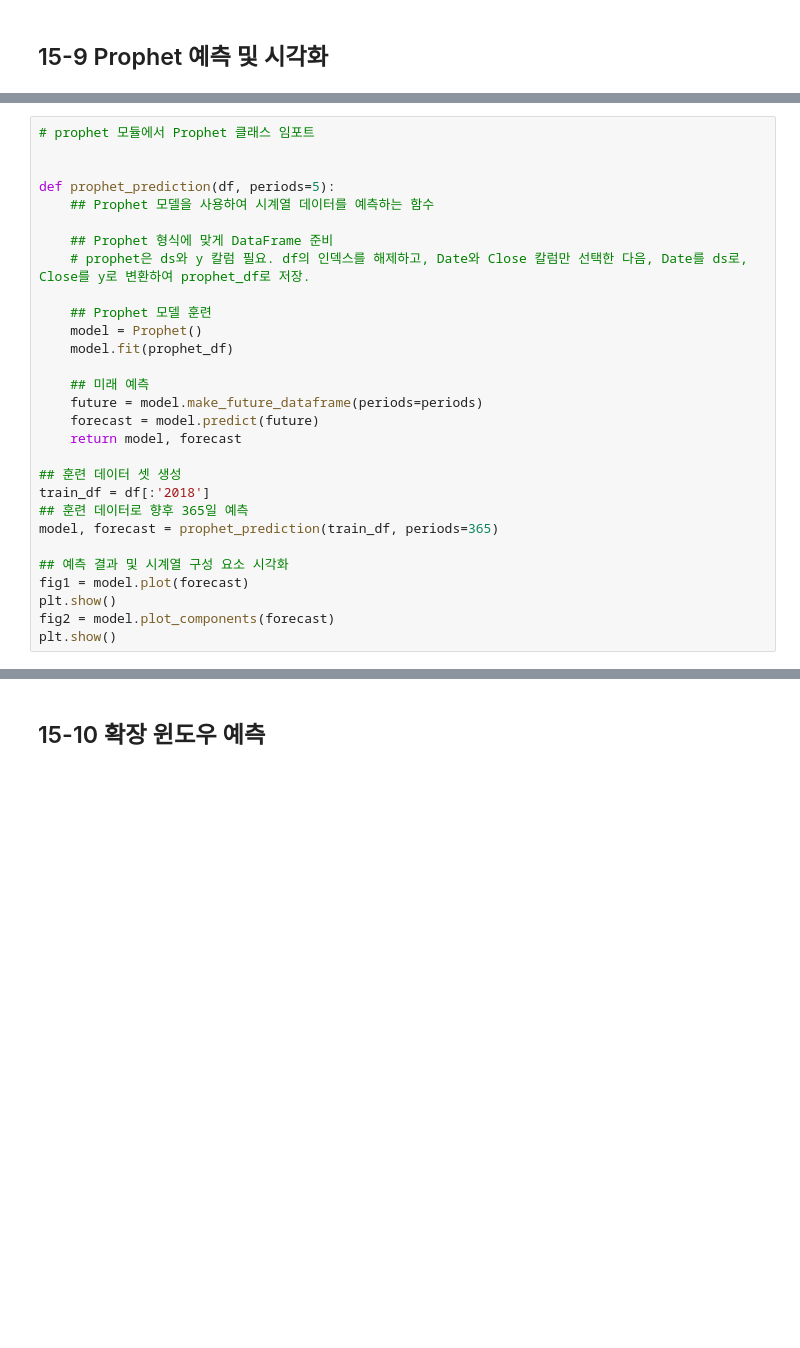
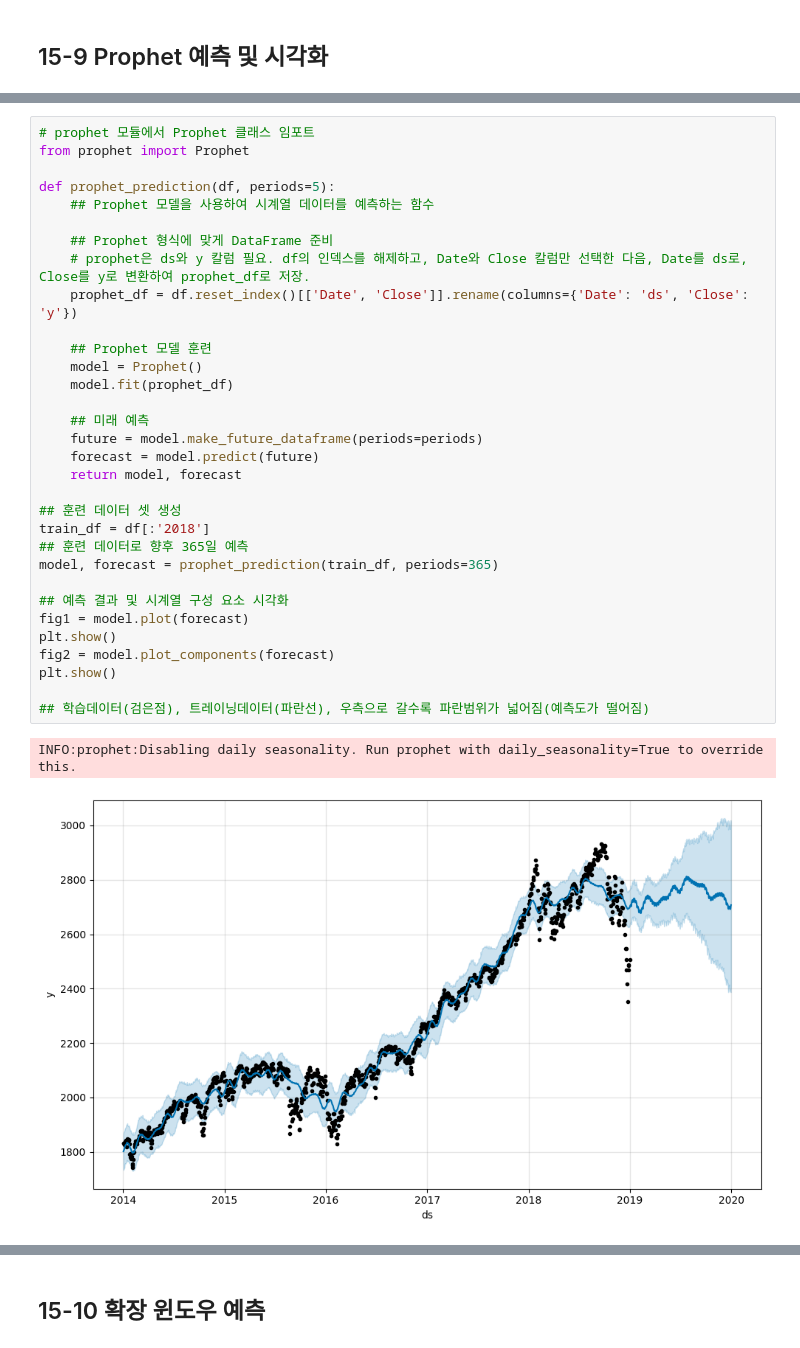
Before and after one commit to biomedist/Data-Analysis-with-Open-Source, a Jupyter notebook: 오픈소스_데이터_분석_15강.ipynb, the cells around one changed output, grey strips where cells are left out. Saved outputs shown, nothing was run; the diff lists cells and outputs as text; blank space fills up the shorter version.

```diff
--- a/오픈소스_데이터_분석_15강.ipynb
+++ b/오픈소스_데이터_분석_15강.ipynb
@@ -304,29 +340,35 @@ Buy & Hold 최종 수익률: 20.48%
 # %%
 # prophet 모듈에서 Prophet 클래스 임포트
-
+from prophet import Prophet
 
 def prophet_prediction(df, periods=5):
     ## Prophet 모델을 사용하여 시계열 데이터를 예측하는 함수
 
     ## Prophet 형식에 맞게 DataFrame 준비
     # prophet은 ds와 y 칼럼 필요. df의 인덱스를 해제하고, Date와 Close 칼럼만 선택한 다음, Date를 ds로, Close를 y로 변환하여 prophet_df로 저장.
+    prophet_df = df.reset_index()[['Date', 'Close']].rename(columns={'Date': 'ds', 'Close': 'y'})
 
     ## Prophet 모델 훈련
     model = Prophet()
     model.fit(prophet_df)
 
     ## 미래 예측
     future = model.make_future_dataframe(periods=periods)
     forecast = model.predict(future)
     return model, forecast
 
 ## 훈련 데이터 셋 생성
 train_df = df[:'2018']
 ## 훈련 데이터로 향후 365일 예측
 model, forecast = prophet_prediction(train_df, periods=365)
 
 ## 예측 결과 및 시계열 구성 요소 시각화
 fig1 = model.plot(forecast)
 plt.show()
 fig2 = model.plot_components(forecast)
 plt.show()
+
+## 학습데이터(검은점), 트레이닝데이터(파란선), 우측으로 갈수록 파란범위가 넓어짐(예측도가 떨어짐)
+# %% [output]
+INFO:prophet:Disabling daily seasonality. Run prophet with daily_seasonality=True to override this.
+[figure, added]
```
Also changed, not shown: parts of 18 cells of this notebook.
